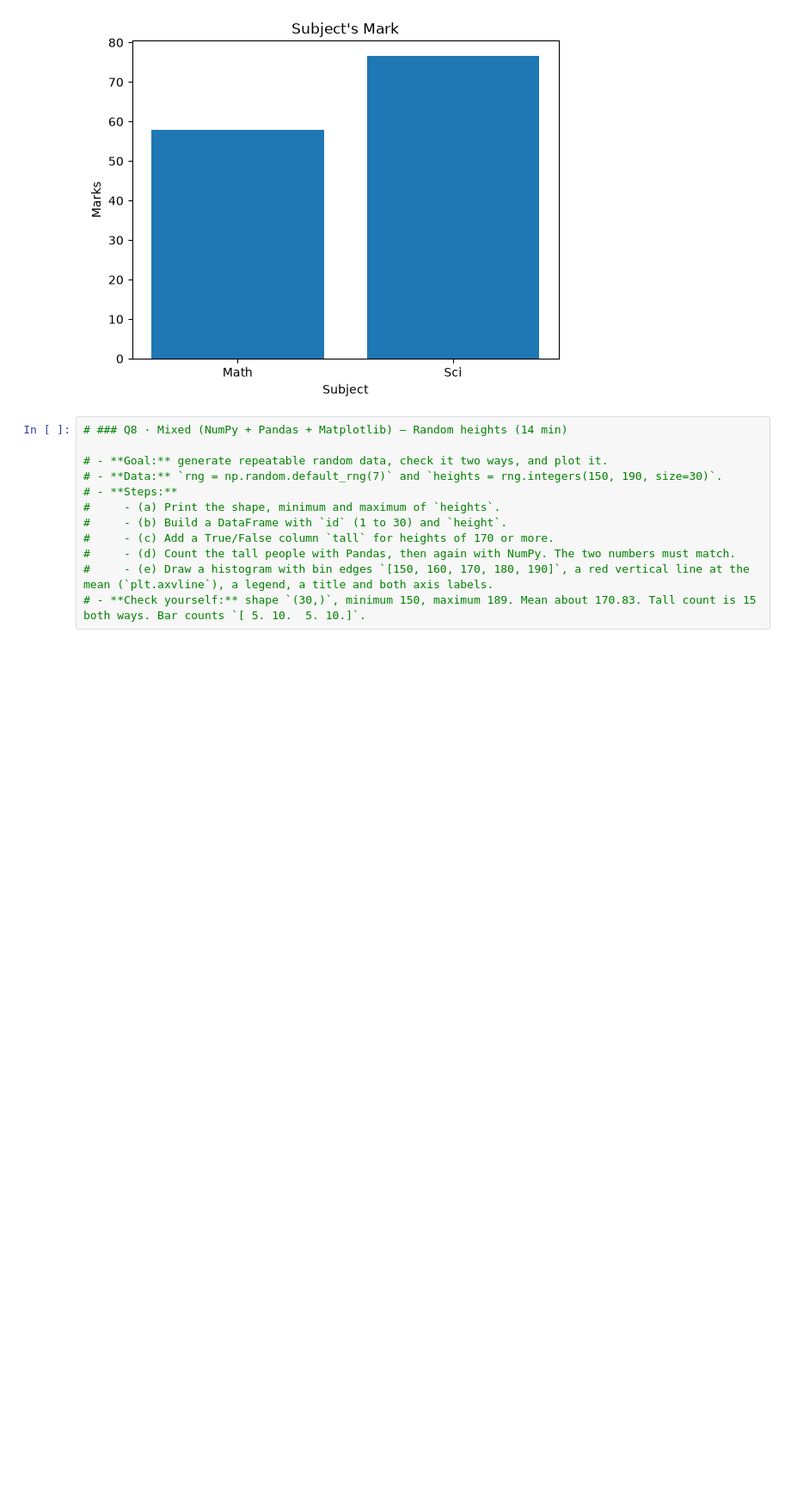
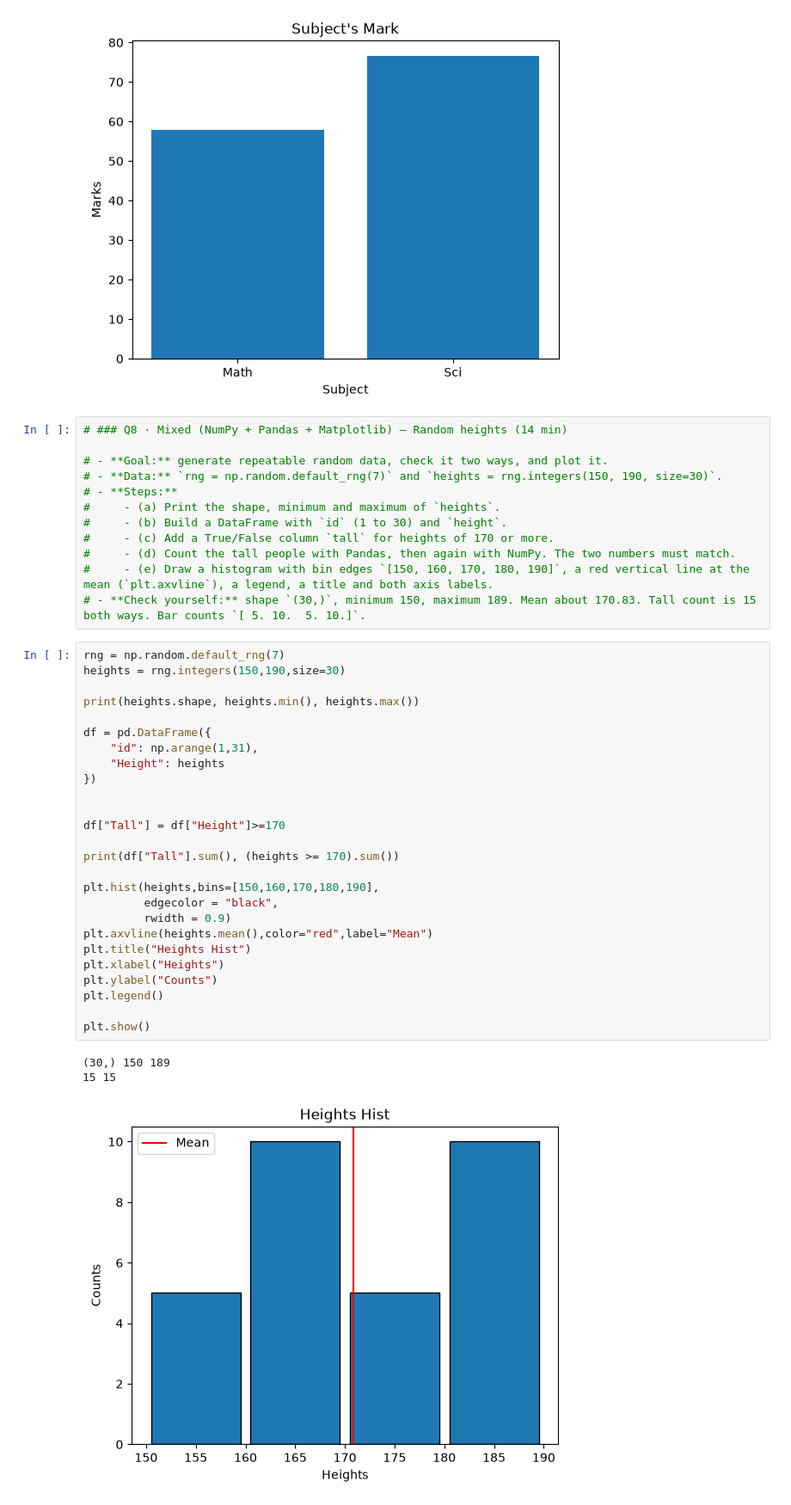
Before and after one commit to fayaspsulfikkar/daily-ml-practice, a Jupyter notebook: Learning/Week3/final_practicing_2.ipynb, the cells around one changed output. Shown at 86% size. Saved outputs shown, nothing was run; the diff lists cells and outputs as text; blank space fills up the shorter version.

```diff
--- a/Learning/Week3/final_practicing_2.ipynb
+++ b/Learning/Week3/final_practicing_2.ipynb
@@ -589,3 +589,33 @@ Name: scores, dtype: float64
 #     - (d) Count the tall people with Pandas, then again with NumPy. The two numbers must match.
 #     - (e) Draw a histogram with bin edges `[150, 160, 170, 180, 190]`, a red vertical line at the mean (`plt.axvline`), a legend, a title and both axis labels.
 # - **Check yourself:** shape `(30,)`, minimum 150, maximum 189. Mean about 170.83. Tall count is 15 both ways. Bar counts `[ 5. 10.  5. 10.]`.
+# %%
+rng = np.random.default_rng(7)
+heights = rng.integers(150,190,size=30)
+
+print(heights.shape, heights.min(), heights.max())
+
+df = pd.DataFrame({
+    "id": np.arange(1,31),
+    "Height": heights
+})
+
+
+df["Tall"] = df["Height"]>=170
+
+print(df["Tall"].sum(), (heights >= 170).sum())
+
+plt.hist(heights,bins=[150,160,170,180,190],
+         edgecolor = "black",
+         rwidth = 0.9)
+plt.axvline(heights.mean(),color="red",label="Mean")
+plt.title("Heights Hist")
+plt.xlabel("Heights")
+plt.ylabel("Counts")
+plt.legend()
+
+plt.show()
+# %% [output]
+(30,) 150 189
+15 15
+[figure, added]
```
Also changed, not shown: parts of 1 cell of this notebook, 1 other file.
